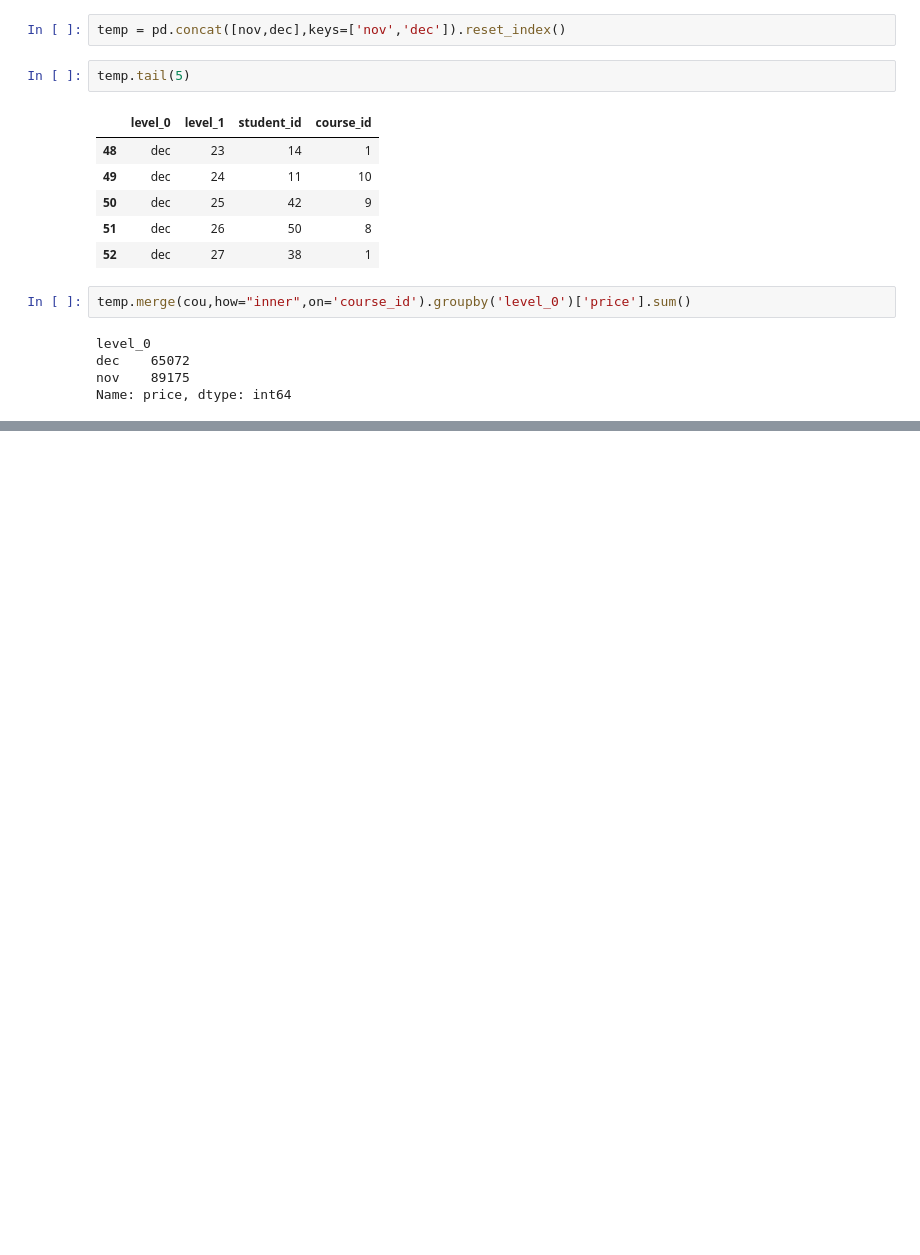
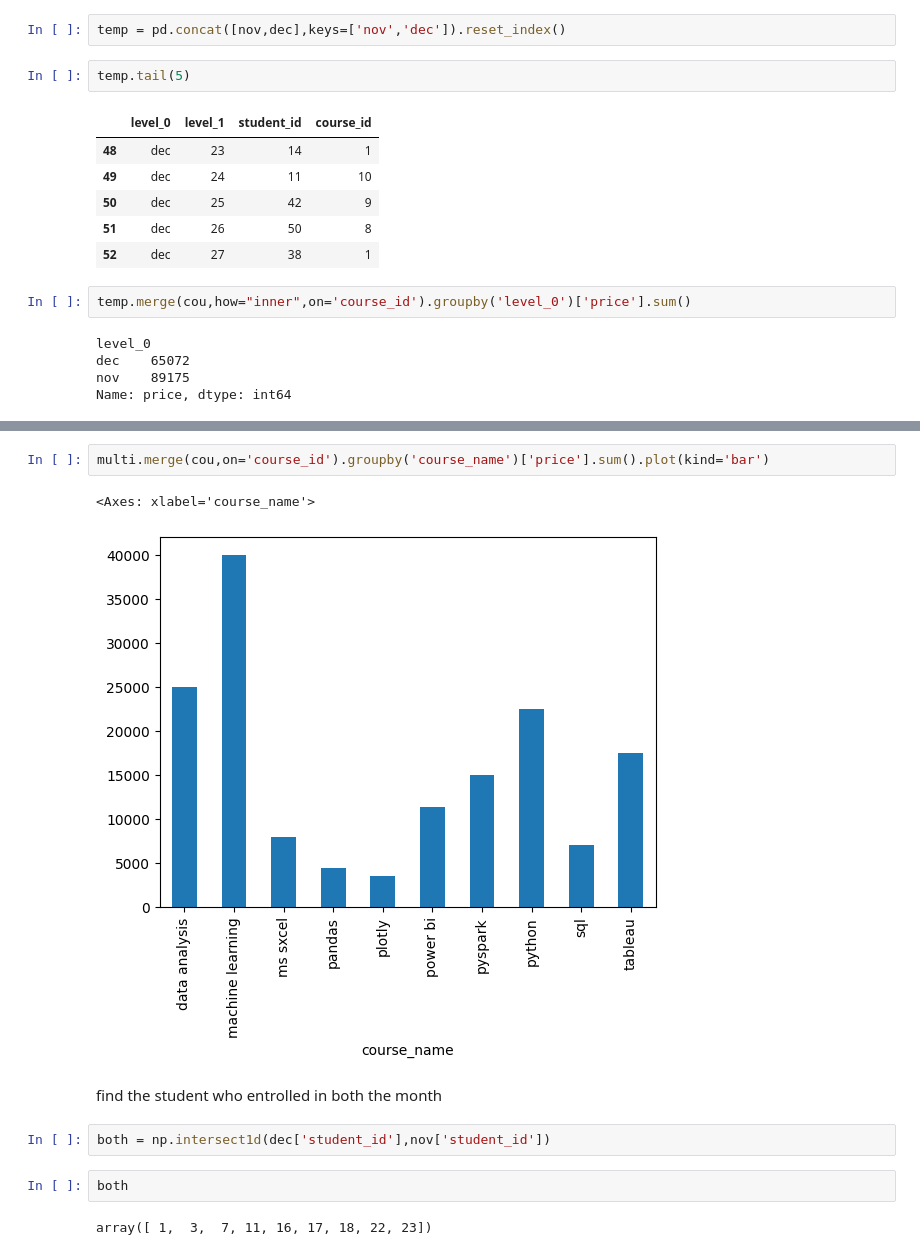
Before and after one commit to Ganesh20000/100_day_of_code, a Jupyter notebook: pandas/dataset2/merging.ipynb, the cells around one changed output, grey strips where cells are left out. Cells and saved outputs as stored; diff of their text form; blank space fills up the shorter version.

```diff
--- a/pandas/dataset2/merging.ipynb
+++ b/pandas/dataset2/merging.ipynb
@@ -96,0 +137,13 @@ Name: price, dtype: int64
+# %%
+multi.merge(cou,on='course_id').groupby('course_name')['price'].sum().plot(kind='bar')
+# %% [output]
+<Axes: xlabel='course_name'>
+[figure, added]
+# %% [markdown]
+find the student who entrolled in both the month
+# %%
+both = np.intersect1d(dec['student_id'],nov['student_id'])
+# %%
+both
+# %% [output]
+array([ 1,  3,  7, 11, 16, 17, 18, 22, 23])
```
Also changed, not shown: parts of 52 cells of this notebook, 12 other files.
